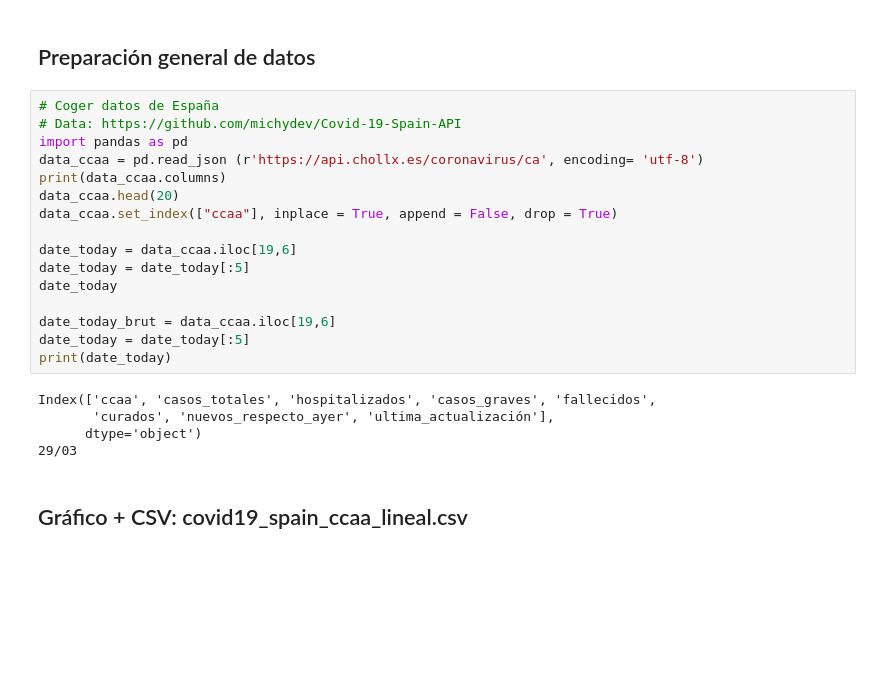
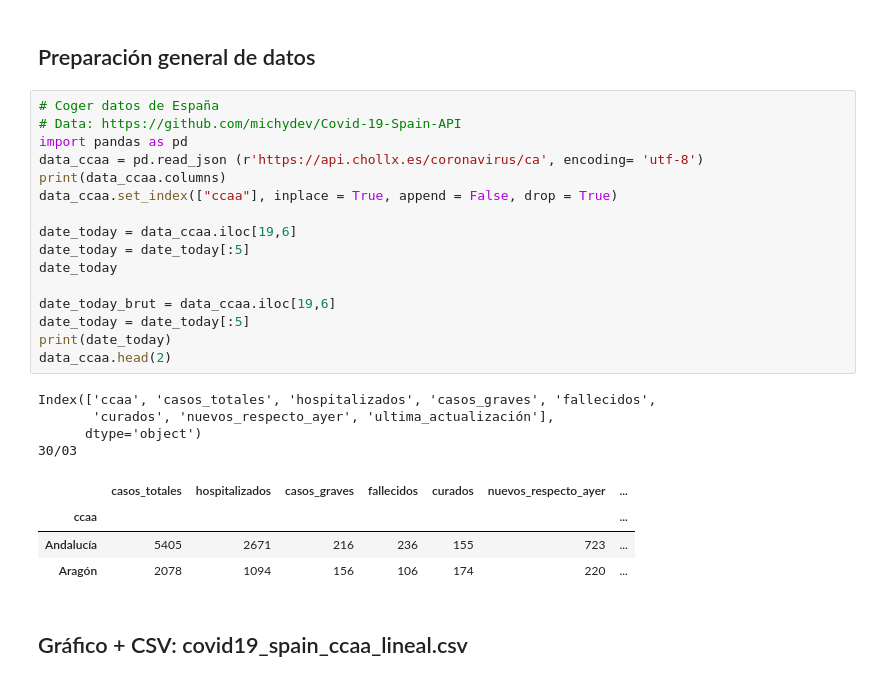
Before and after one commit to akakicreations/covid19-project, a Jupyter notebook: covid19_notebook_WEBFINAL.ipynb, the cells around one changed output. Saved outputs shown, nothing was run; the diff lists cells and outputs as text; blank space fills up the shorter version.

```diff
--- a/covid19_notebook_WEBFINAL.ipynb
+++ b/covid19_notebook_WEBFINAL.ipynb
@@ -168,23 +168,27 @@ data_drive_lastX.tail()
 # %%
 # Coger datos de España
 # Data: https://github.com/michydev/Covid-19-Spain-API
 import pandas as pd
 data_ccaa = pd.read_json (r'https://api.chollx.es/coronavirus/ca', encoding= 'utf-8')
 print(data_ccaa.columns)
-data_ccaa.head(20)
 data_ccaa.set_index(["ccaa"], inplace = True, append = False, drop = True)
 
 date_today = data_ccaa.iloc[19,6]
 date_today = date_today[:5]
 date_today
 
 date_today_brut = data_ccaa.iloc[19,6]
 date_today = date_today[:5]
 print(date_today)
+data_ccaa.head(2)
 # %% [output]
 Index(['ccaa', 'casos_totales', 'hospitalizados', 'casos_graves', 'fallecidos',
        'curados', 'nuevos_respecto_ayer', 'ultima_actualización'],
       dtype='object')
-29/03
+30/03
+|  | casos_totales | hospitalizados | casos_graves | fallecidos | curados | nuevos_respecto_ayer | ... |
+| ccaa |  |  |  |  |  |  | ... |
+| Andalucía | 5405 | 2671 | 216 | 236 | 155 | 723 | ... |
+| Aragón | 2078 | 1094 | 156 | 106 | 174 | 220 | ... |
 # %% [markdown]
 ## Gráfico + CSV: covid19_spain_ccaa_lineal.csv
```
Also changed, not shown: parts of 7 cells of this notebook, 14 other files.
